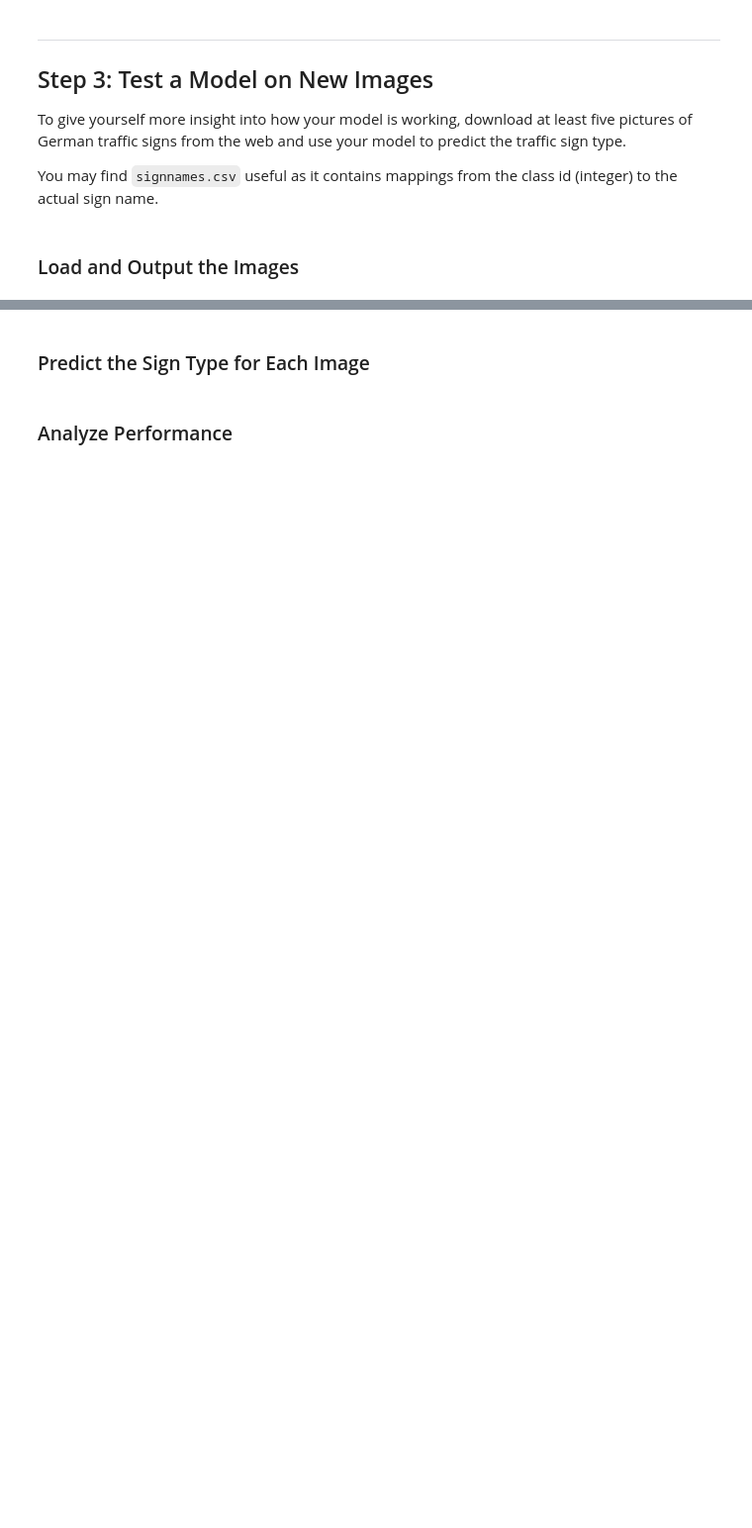
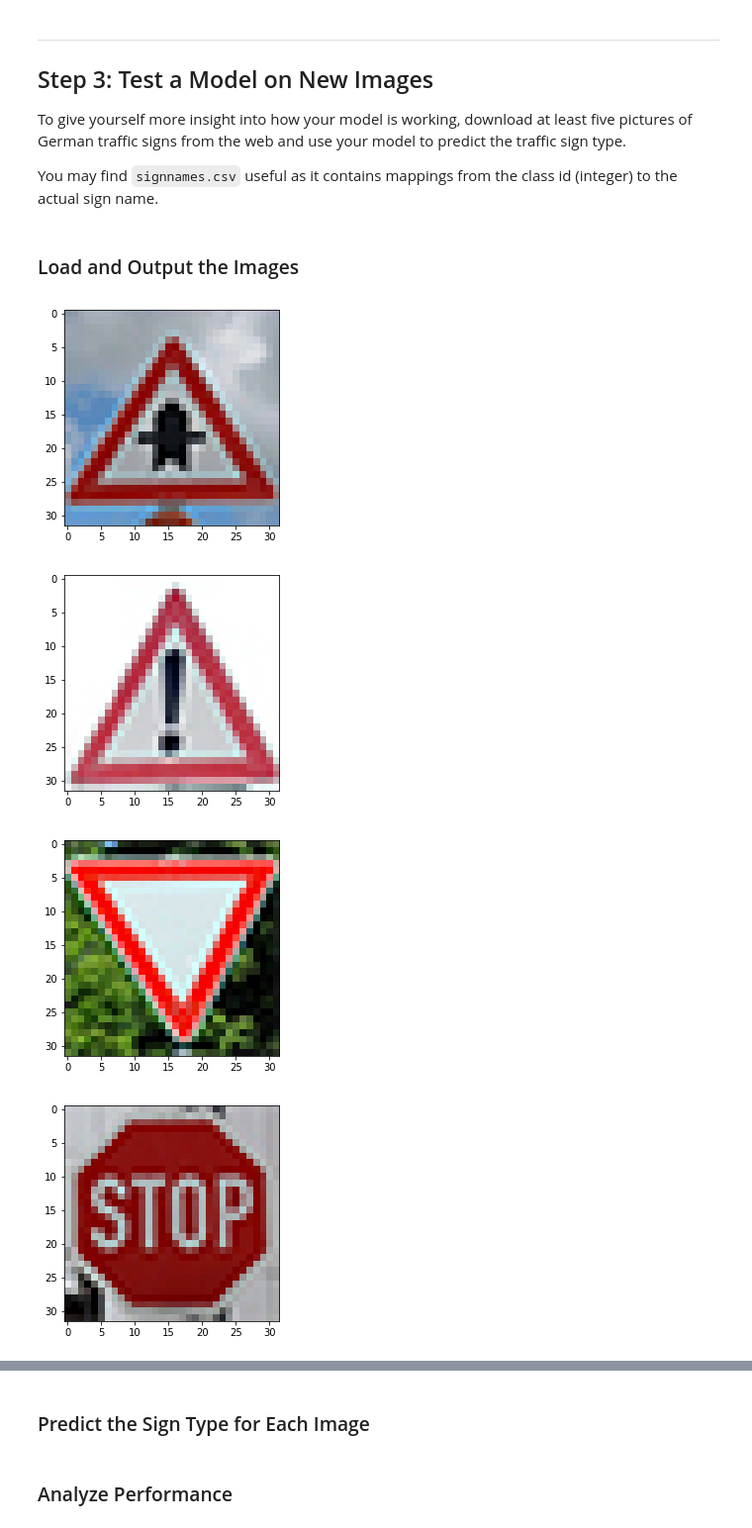
Before and after one commit to mkoehnke/CarND-TrafficSignClassifier, a Jupyter notebook: Traffic_Sign_Classifier.ipynb, the cells around one changed output, grey strips where cells are left out. Shown at 99% size. Saved outputs shown, nothing was run; the diff lists cells and outputs as text; code cells hidden in the pictures; blank space fills up the shorter version.

```diff
--- a/Traffic_Sign_Classifier.ipynb
+++ b/Traffic_Sign_Classifier.ipynb
@@ -191,7 +220,7 @@ def LeNet(x):
     sigma = 0.1
 
     # Layer 1: Convolutional. Input = 32x32x3. Output = 28x28x6.
-    conv1_W = tf.Variable(tf.truncated_normal(shape=(5, 5, 3, 6), mean = mu, stddev = sigma))
+    conv1_W = tf.Variable(tf.truncated_normal(shape=(5, 5, 1, 6), mean = mu, stddev = sigma))
     conv1_b = tf.Variable(tf.zeros(6))
     conv1   = tf.nn.conv2d(x, conv1_W, strides=[1, 1, 1, 1], padding='VALID') + conv1_b
 
@@ -216,23 +245,27 @@ def LeNet(x):
     fc0   = flatten(conv2)
 
     # Layer 3: Fully Connected. Input = 400. Output = 120.
-    fc1_W = tf.Variable(tf.truncated_normal(shape=(400, 120), mean = mu, stddev = sigma))
-    fc1_b = tf.Variable(tf.zeros(120))
+    fc1_W = tf.Variable(tf.truncated_normal(shape=(400, 200), mean = mu, stddev = sigma))
+    fc1_b = tf.Variable(tf.zeros(200))
     fc1   = tf.matmul(fc0, fc1_W) + fc1_b
 
     # Activation.
     fc1    = tf.nn.relu(fc1)
 
+    fc1 = tf.nn.dropout(fc1, keep_prob)
+
     # Layer 4: Fully Connected. Input = 120. Output = 84.
-    fc2_W  = tf.Variable(tf.truncated_normal(shape=(120, 84), mean = mu, stddev = sigma))
-    fc2_b  = tf.Variable(tf.zeros(84))
+    fc2_W  = tf.Variable(tf.truncated_normal(shape=(200, 100), mean = mu, stddev = sigma))
+    fc2_b  = tf.Variable(tf.zeros(100))
     fc2    = tf.matmul(fc1, fc2_W) + fc2_b
 
     # Activation.
     fc2    = tf.nn.relu(fc2)
 
+    fc2 = tf.nn.dropout(fc2, keep_prob)
+
     # Layer 5: Fully Connected. Input = 84. Output = 43.
-    fc3_W  = tf.Variable(tf.truncated_normal(shape=(84, 43), mean = mu, stddev = sigma))
+    fc3_W  = tf.Variable(tf.truncated_normal(shape=(100, 43), mean = mu, stddev = sigma))
     fc3_b  = tf.Variable(tf.zeros(43))
     logits = tf.matmul(fc2, fc3_W) + fc3_b
 
@@ -243,13 +276,14 @@ def LeNet(x):
 A validation set can be used to assess how well the model is performing. A low accuracy on the training and validation
 sets imply underfitting. A high accuracy on the training set but low accuracy on the validation set implies overfitting.
 # %%
-x = tf.placeholder(tf.float32, (None, 32, 32, 3))
+x = tf.placeholder(tf.float32, (None, 32, 32, 1))
 y = tf.placeholder(tf.int32, (None))
 one_hot_y = tf.one_hot(y, 43)
+keep_prob = tf.placeholder(tf.float32)
 
 epochs = 10
-batch_size = 128
-rate = 0.001
+batch_size = 145
+rate = 0.004
 
 ### Train your model here.
 logits = LeNet(x)
@@ -262,6 +296,7 @@ training_operation = optimizer.minimize(loss_operation)
 correct_prediction = tf.equal(tf.argmax(logits, 1), tf.argmax(one_hot_y, 1))
 accuracy_operation = tf.reduce_mean(tf.cast(correct_prediction, tf.float32))
 saver = tf.train.Saver()
+saver_file = './lenet'
 
 def evaluate(X_data, y_data):
     num_examples = len(X_data)
@@ -269,7 +304,7 @@ def evaluate(X_data, y_data):
     sess = tf.get_default_session()
     for offset in range(0, num_examples, batch_size):
         batch_x, batch_y = X_data[offset:offset+batch_size], y_data[offset:offset+batch_size]
-        accuracy = sess.run(accuracy_operation, feed_dict={x: batch_x, y: batch_y})
+        accuracy = sess.run(accuracy_operation, feed_dict={x: batch_x, y: batch_y, keep_prob : 1.0})
         total_accuracy += (accuracy * len(batch_x))
     return total_accuracy / num_examples
 
@@ -289,14 +324,14 @@ with tf.Session() as sess:
         for offset in range(0, num_examples, batch_size):
             end = offset + batch_size
             batch_x, batch_y = X_train[offset:end], y_train[offset:end]
-            sess.run(training_operation, feed_dict={x: batch_x, y: batch_y})
+            sess.run(training_operation, feed_dict={x: batch_x, y: batch_y, keep_prob : 0.75})
 
         validation_accuracy = evaluate(X_valid, y_valid)
         print("EPOCH {} ...".format(i+1))
         print("Validation Accuracy = {:.3f}".format(validation_accuracy))
         print()
 
-    saver.save(sess, './lenet')
+    saver.save(sess, saver_file)
     print("Model saved")
 # %% [output]
 Training...
@@ -329,3 +374,20 @@ You may find `signnames.csv` useful as it contains mappings from the class id (i
 # %%
 ### Load the images and plot them here.
 ### Feel free to use as many code cells as needed.
+
+import os
+import matplotlib.image as mpimg
+test_pics = os.listdir("test/")
+
+test_pics_data = []
+for i in test_pics:
+    i = 'test/' + i
+    image = mpimg.imread(i)
+    test_pics_data.append(image)
+    plt.imshow(image)
+    plt.show()
+# %% [output]
+[figure, added]
+[figure, added]
+[figure, added]
+[figure, added]
```
Also changed, not shown: parts of 8 cells of this notebook, 5 other files.
